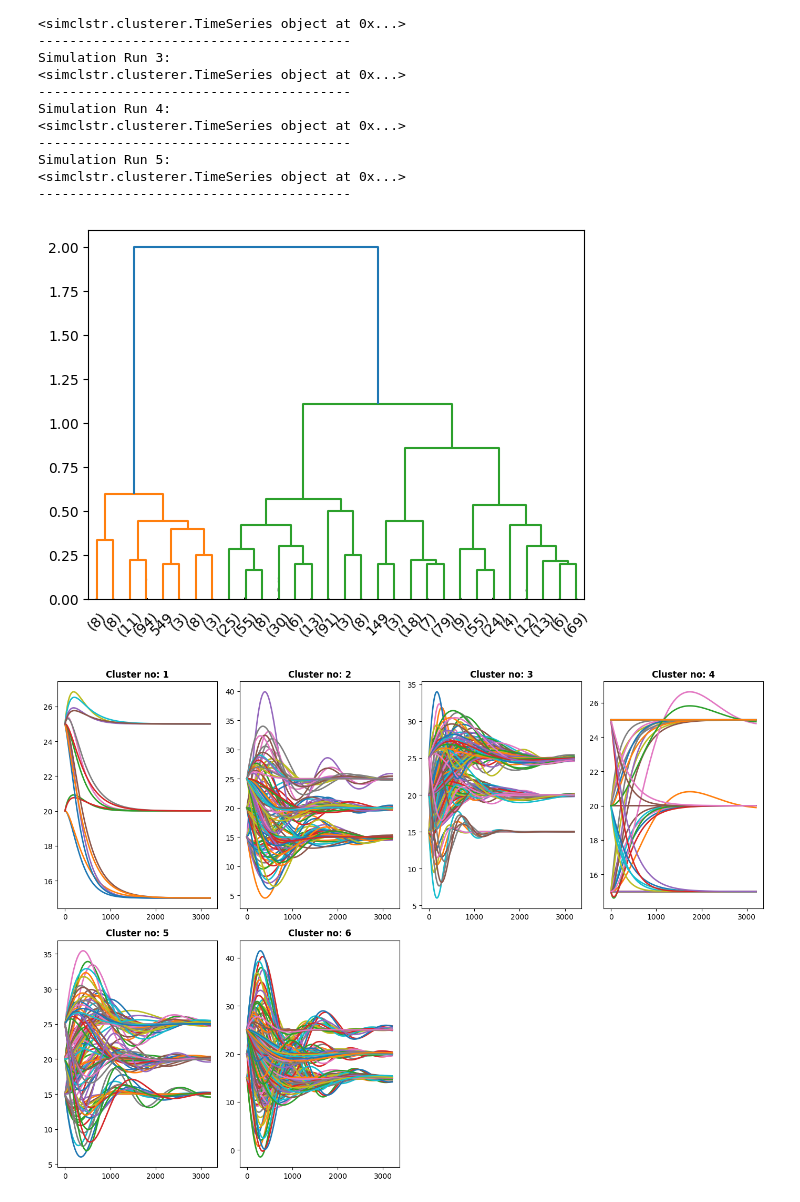
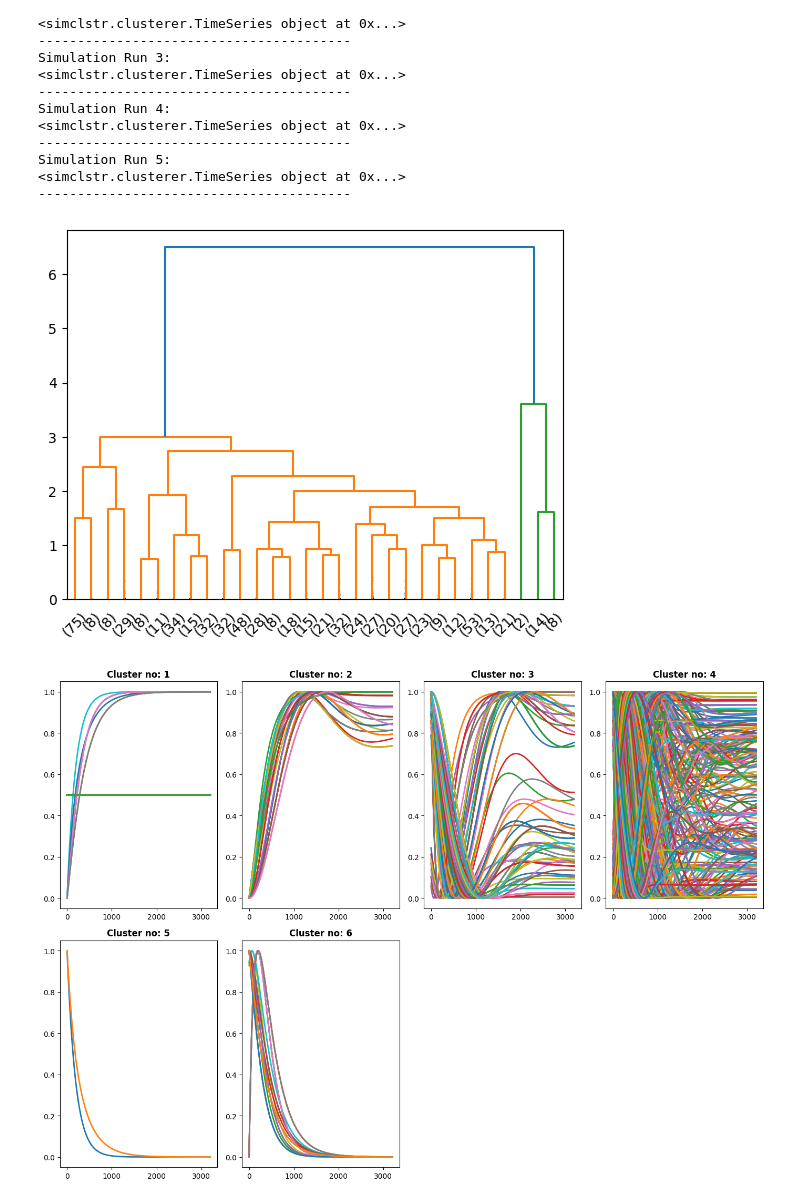
Before and after one commit to Sesdyn/Clusterer, a Jupyter notebook: docs/source/pysd/pysd_notebook.ipynb, the cells around one changed output. Drawn from its saved outputs; the diff is of its cells as text; code cells hidden in the pictures.

Commit message:
normalize, standardize

```diff
--- a/docs/source/pysd/pysd_notebook.ipynb
+++ b/docs/source/pysd/pysd_notebook.ipynb
@@ -51,10 +51,10 @@ Simulation Run 5:
 <simclstr.clusterer.TimeSeries object at 0x...>
 ----------------------------------------
 # %%
-clustering_results = perform_clustering(simulation_results, cMethod='maxclust', cValue = 6, plotDendrogram=True)
+clustering_results = perform_clustering(simulation_results, cMethod='maxclust', cValue = 6, plotDendrogram=True, transform='normalize')
 
 plot_clusters(clustering_results[1], 'pattern_dtw')
 # %% [output]
-[figure, old version]
+[figure, new version]
-[figure, old version]
+[figure, new version]
 # %%
```
Also changed, not shown: parts of 2 cells of this notebook, 44 other files.
